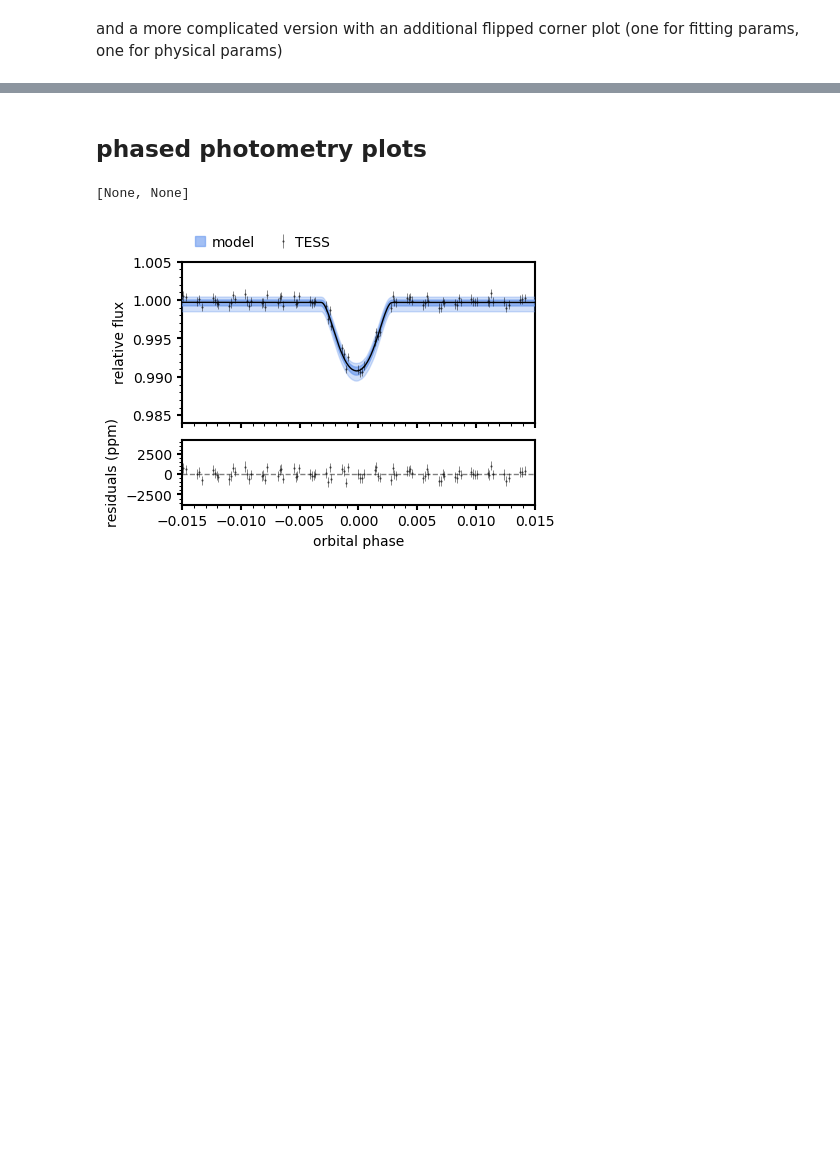
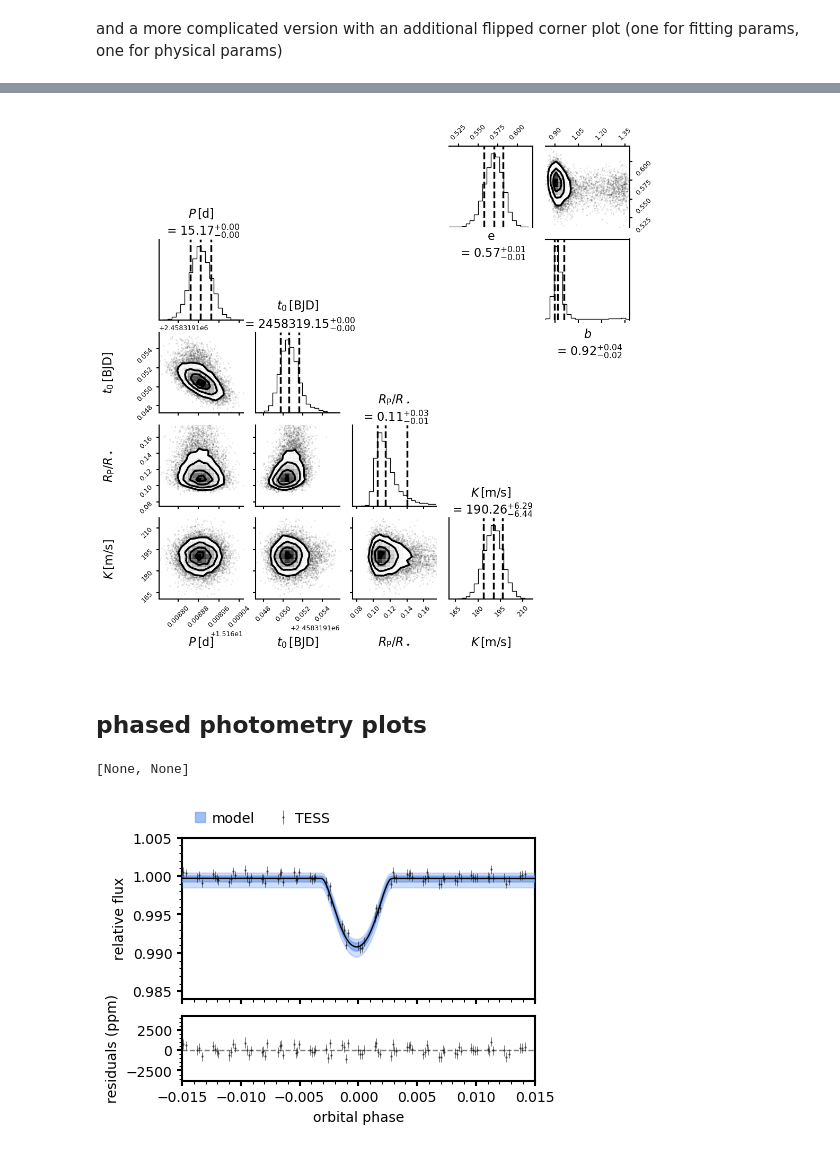
Before and after one commit to matiscke/eccentricWarmJupiter, a Jupyter notebook: 20200312_WINEpaper.ipynb, the cells around one changed output, grey strips where cells are left out. Cells and saved outputs as stored; diff of their text form; code cells hidden in the pictures; blank space fills up the shorter version.

```diff
--- a/20200312_WINEpaper.ipynb
+++ b/20200312_WINEpaper.ipynb
@@ -277,3 +274,7 @@ fig
+# %%
+figAll
+# %% [output]
+[figure, added]
 # %% [markdown]
 ## phased photometry plots
 # %%
```
Also changed, not shown: parts of 23 cells of this notebook, 1 other file.
